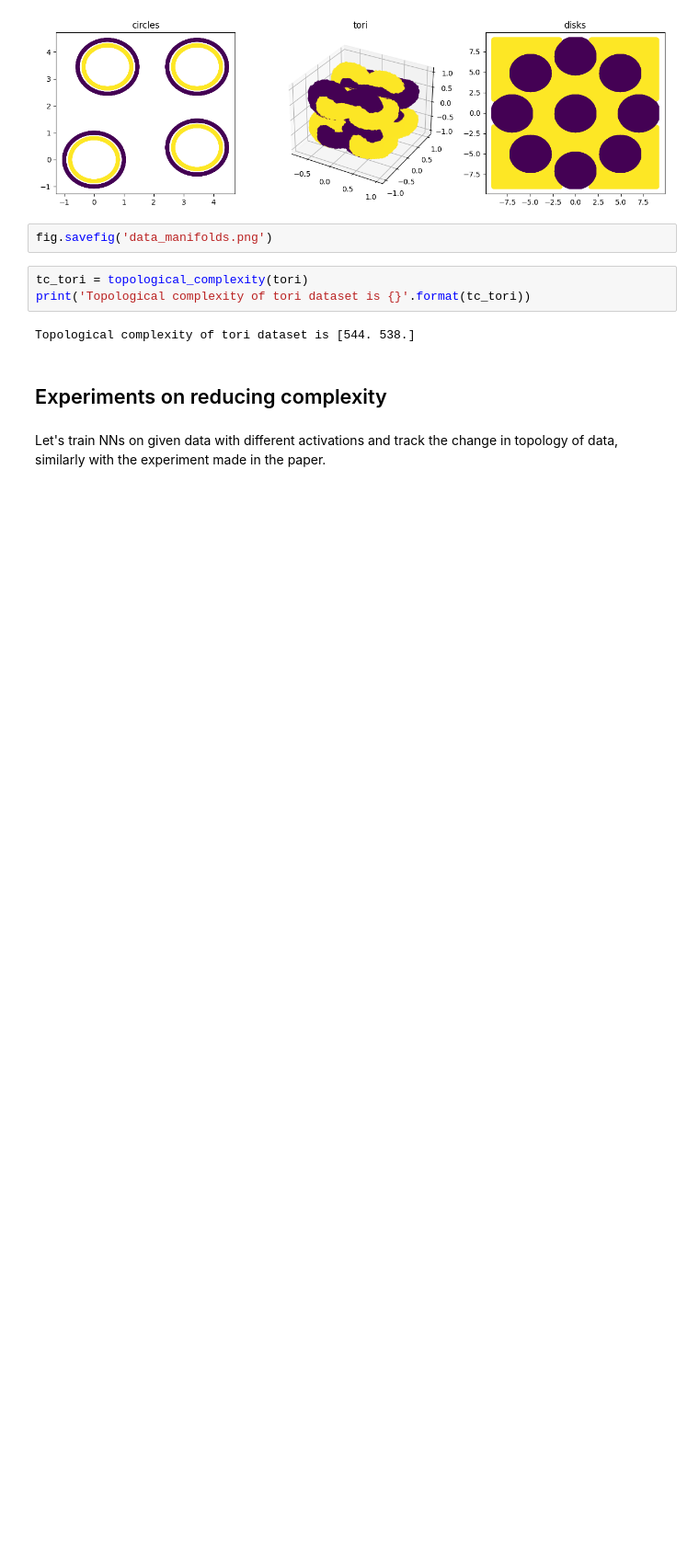
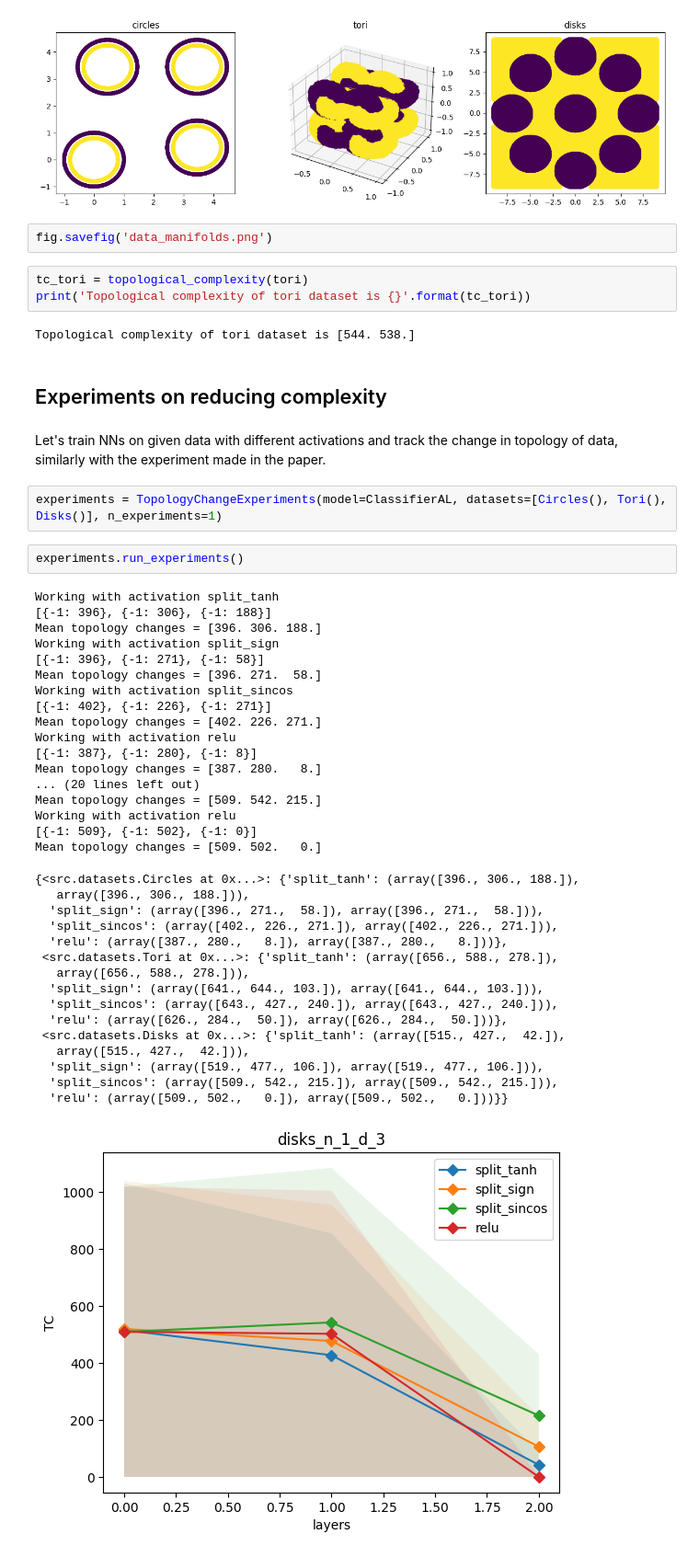
Before and after one commit to Snopoff/Masters-Thesis, a Jupyter notebook: notebooks/activations.ipynb, the cells around one changed output. Shown at 92% size. Drawn from its saved outputs; the diff is of its cells as text; blank space fills up the shorter version.

```diff
--- a/notebooks/activations.ipynb
+++ b/notebooks/activations.ipynb
@@ -286,3 +286,41 @@ Topological complexity of tori dataset is [544. 538.]
 ## Experiments on reducing complexity
 # %% [markdown]
 Let's train NNs on given data with different activations and track the change in topology of data, similarly with the experiment made in the paper.
+# %%
+experiments = TopologyChangeExperiments(model=ClassifierAL, datasets=[Circles(), Tori(), Disks()], n_experiments=1)
+# %%
+experiments.run_experiments()
+# %% [output]
+Working with activation split_tanh
+[{-1: 396}, {-1: 306}, {-1: 188}]
+Mean topology changes = [396. 306. 188.]
+Working with activation split_sign
+[{-1: 396}, {-1: 271}, {-1: 58}]
+Mean topology changes = [396. 271.  58.]
+Working with activation split_sincos
+[{-1: 402}, {-1: 226}, {-1: 271}]
+Mean topology changes = [402. 226. 271.]
+Working with activation relu
+[{-1: 387}, {-1: 280}, {-1: 8}]
+Mean topology changes = [387. 280.   8.]
+... (20 lines left out)
+Mean topology changes = [509. 542. 215.]
+Working with activation relu
+[{-1: 509}, {-1: 502}, {-1: 0}]
+Mean topology changes = [509. 502.   0.]
+{<src.datasets.Circles at 0x...>: {'split_tanh': (array([396., 306., 188.]),
+   array([396., 306., 188.])),
+  'split_sign': (array([396., 271.,  58.]), array([396., 271.,  58.])),
+  'split_sincos': (array([402., 226., 271.]), array([402., 226., 271.])),
+  'relu': (array([387., 280.,   8.]), array([387., 280.,   8.]))},
+ <src.datasets.Tori at 0x...>: {'split_tanh': (array([656., 588., 278.]),
+   array([656., 588., 278.])),
+  'split_sign': (array([641., 644., 103.]), array([641., 644., 103.])),
+  'split_sincos': (array([643., 427., 240.]), array([643., 427., 240.])),
+  'relu': (array([626., 284.,  50.]), array([626., 284.,  50.]))},
+ <src.datasets.Disks at 0x...>: {'split_tanh': (array([515., 427.,  42.]),
+   array([515., 427.,  42.])),
+  'split_sign': (array([519., 477., 106.]), array([519., 477., 106.])),
+  'split_sincos': (array([509., 542., 215.]), array([509., 542., 215.])),
+  'relu': (array([509., 502.,   0.]), array([509., 502.,   0.]))}}
+[figure, added]
```
Also changed, not shown: parts of 1 cell of this notebook, 4 other files.
